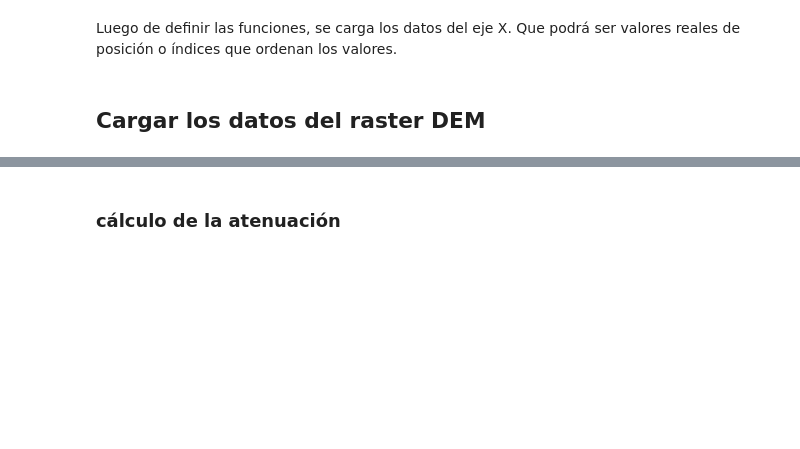
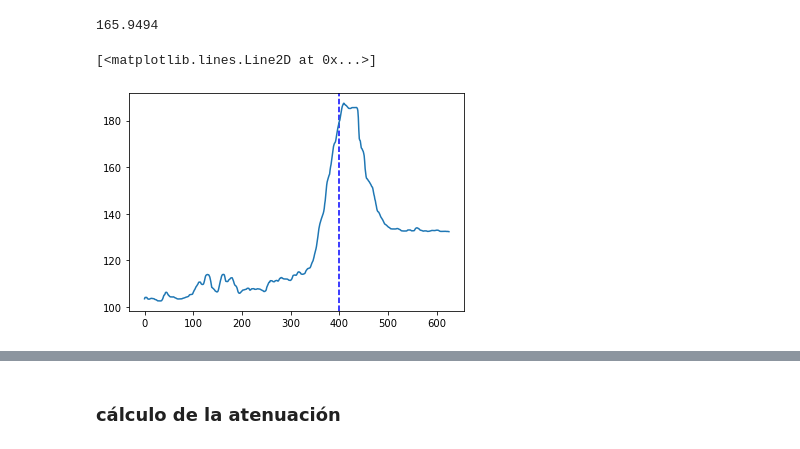
Before and after one commit to gsalazarq/cosmicraysuni, a Jupyter notebook: atenuation_calculation/Calculo-atenuacion-muones.ipynb, the cells around one changed output, grey strips where cells are left out. Drawn from its saved outputs; the diff is of its cells as text; code cells hidden in the pictures; blank space fills up the shorter version.

```diff
--- a/atenuation_calculation/Calculo-atenuacion-muones.ipynb
+++ b/atenuation_calculation/Calculo-atenuacion-muones.ipynb
@@ -12,6 +12,7 @@ dEdx =20 #muon stopping power in the material
 file = './rastert_dem_uni1-clean.txt' ## DEM file
 
 inicio = 380 # indice donde quiero empezar a analizar en el eje X
+
 fila = 120
 punto_inicio=[50,fila]# punto desde donde se coloca el observador #punto_inicio[1] es el valor de fila,
                      # y el que genera de atenuación y distancias para ayuda gráfica
@@ -32,7 +33,8 @@ def angle(x_0, y_0, x,y): # todos los puntos son conocidos, la función bota un
     return angle
 
 #### SUPER IMPORTANTE
-def indice_final(inicio, array1, array2):  # genera el index final de intersección
+def indice_final(inicio, array1, array2):  # inicio = x1, y1 , array1 = valores en y , array2 = valores de y
+                                           #con los cuales se va a intersectar
     for i in range(inicio,len(array1)):
         if (array1-array2)[i] >= 0: #la condicion.
             indice_final=i
@@ -40,34 +42,37 @@ def indice_final(inicio, array1, array2):  # genera el index final de intersecci
 
 #funcion para calcular la distancia entre dos puntos
 # p1 y p2 son array de dos dimensiones  que tiene los puntos (x,y)
 
 def distancia(p1, p2): #la entrada
     resto = p2**2-p1**2
     dist = math.sqrt(abs(resto[0])+ abs(resto[1]))
     return dist
 
 ##############################
 ## CARGAR LOS DATOS DEL RASTER
 
 df = pd.read_csv(file, sep =" ", header=None)
 df = df.fillna(0)
 df = df.drop(columns=626)#eliminar la última columna
 columnas = df.shape[1]
 
 ##
 ##############################
 
 ##############################
 ## CREAR LOS INDICES
 
 #array con los valores de X que depende de el número de celdas que tiene la información GIS
 # el valor real debe salir de df_limpio.shape[1]
 arr_x = np.linspace(0,columnas-1,columnas)
 ####  Puntos de la curva
 np_array = df.iloc[fila].to_numpy()
+print(np_array[450])
+plt.axvline(x = 400, color = 'b', label = 'Posición del detector', linestyle='dashed')
+plt.plot(np_array)
 
 #array con los valores de X
+# %% [output]
+165.9494
+[<matplotlib.lines.Line2D at 0x...>]
+[figure, added]
-# %% [markdown]
-Luego de definir las funciones, se carga los datos del eje X. Que podrá ser valores reales de posición o índices que ordenan los valores.
-# %% [markdown]
-## Cargar los datos del raster DEM
```
Also changed, not shown: parts of 12 cells of this notebook.
